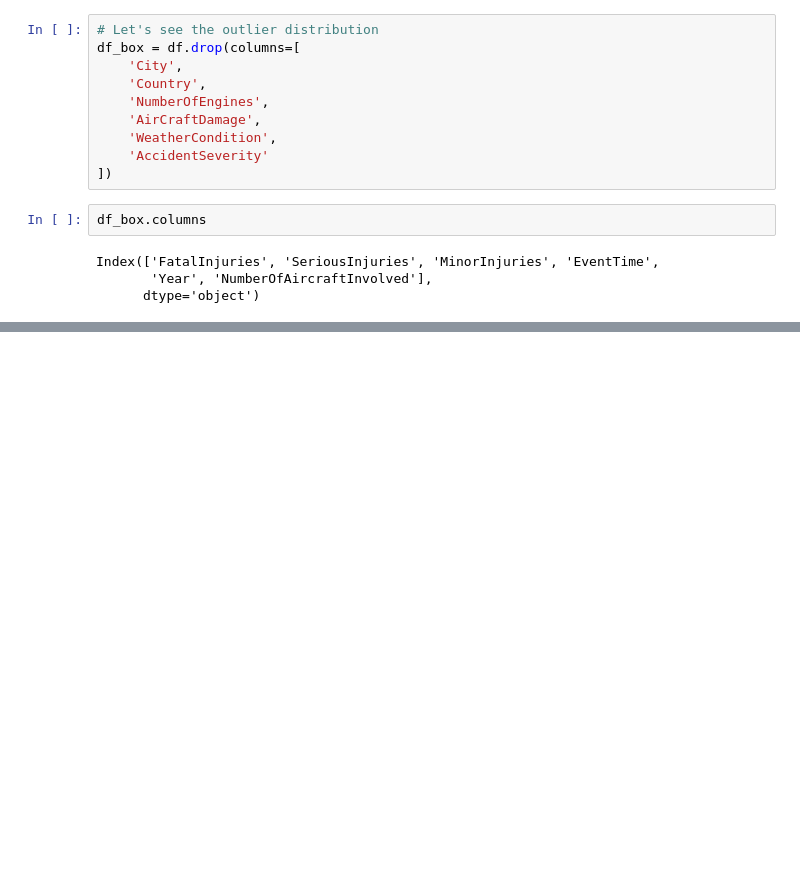
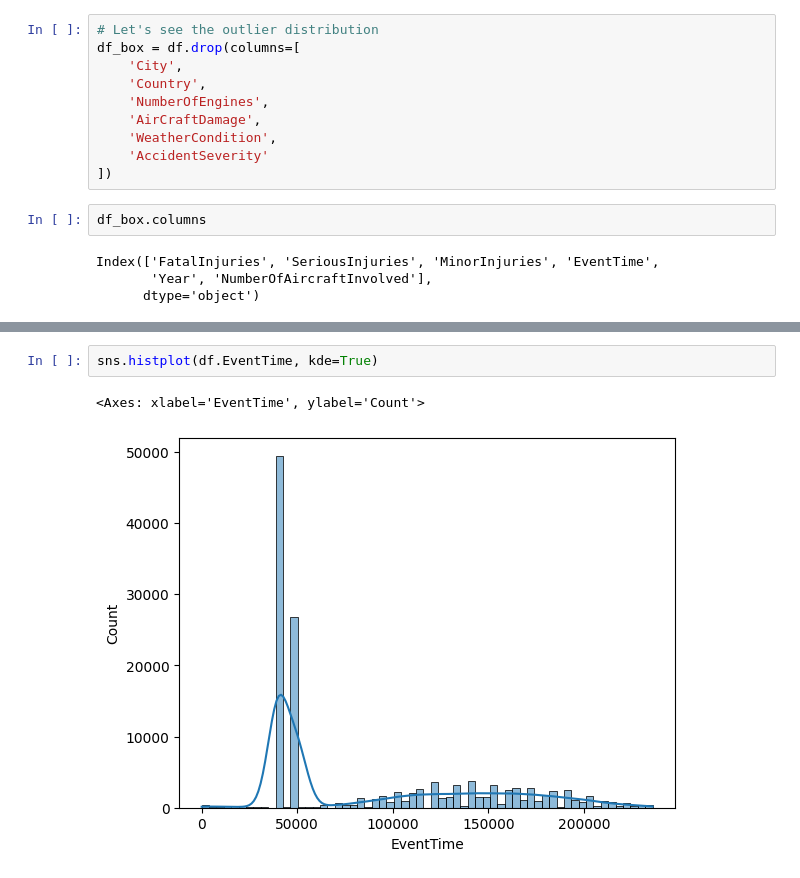
Before and after one commit to deniselouzada/air-accident-reports, a Jupyter notebook: ntsb-accidents2.ipynb, the cells around one changed output, grey strips where cells are left out. Drawn from its saved outputs; the diff is of its cells as text; blank space fills up the shorter version.

```diff
--- a/ntsb-accidents2.ipynb
+++ b/ntsb-accidents2.ipynb
@@ -658,0 +679,5 @@ plt.subplots_adjust(wspace=0.5)
+# %%
+sns.histplot(df.EventTime, kde=True)
+# %% [output]
+<Axes: xlabel='EventTime', ylabel='Count'>
+[figure, added]
```
Also changed, not shown: parts of 20 cells of this notebook.
